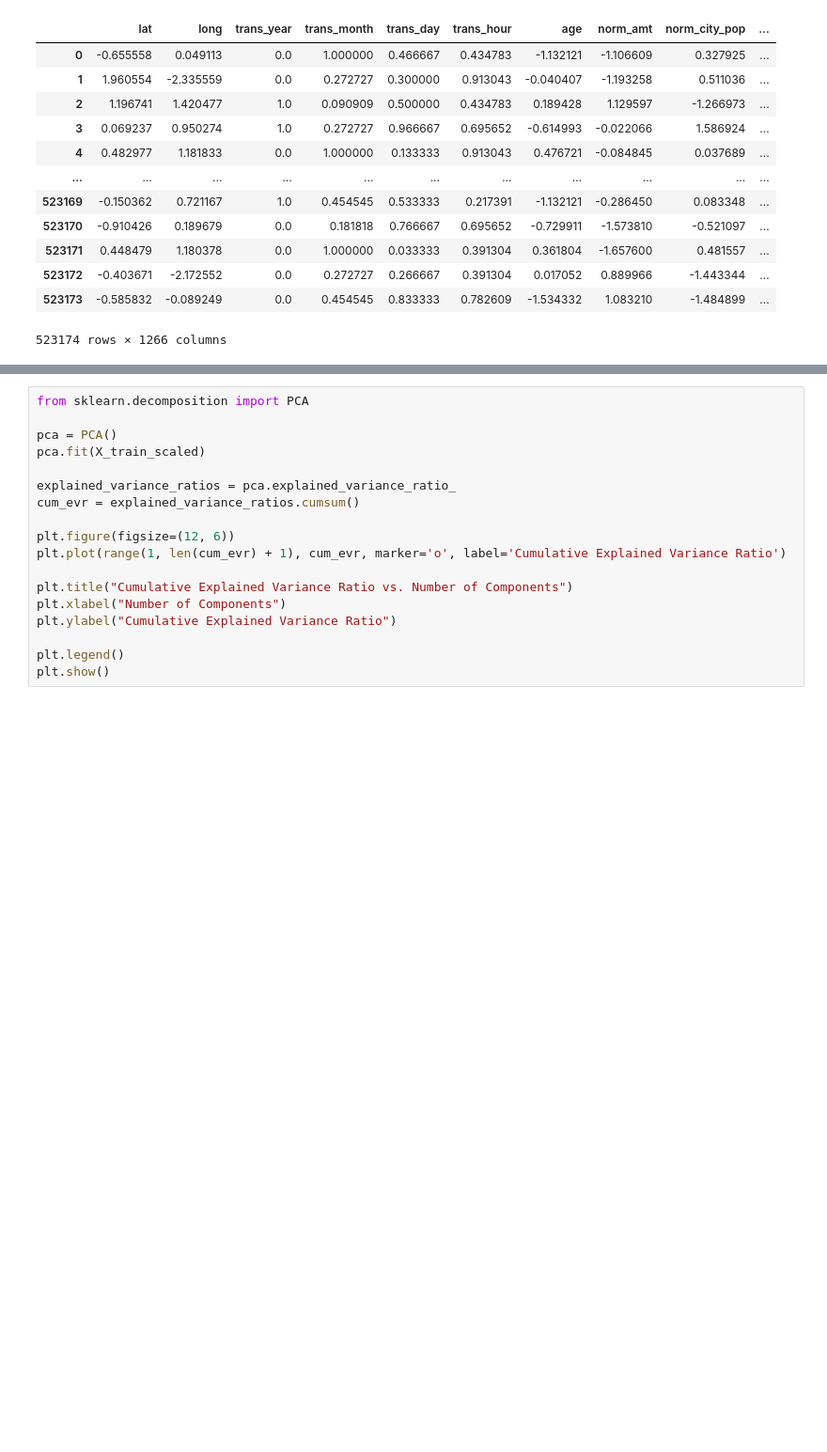
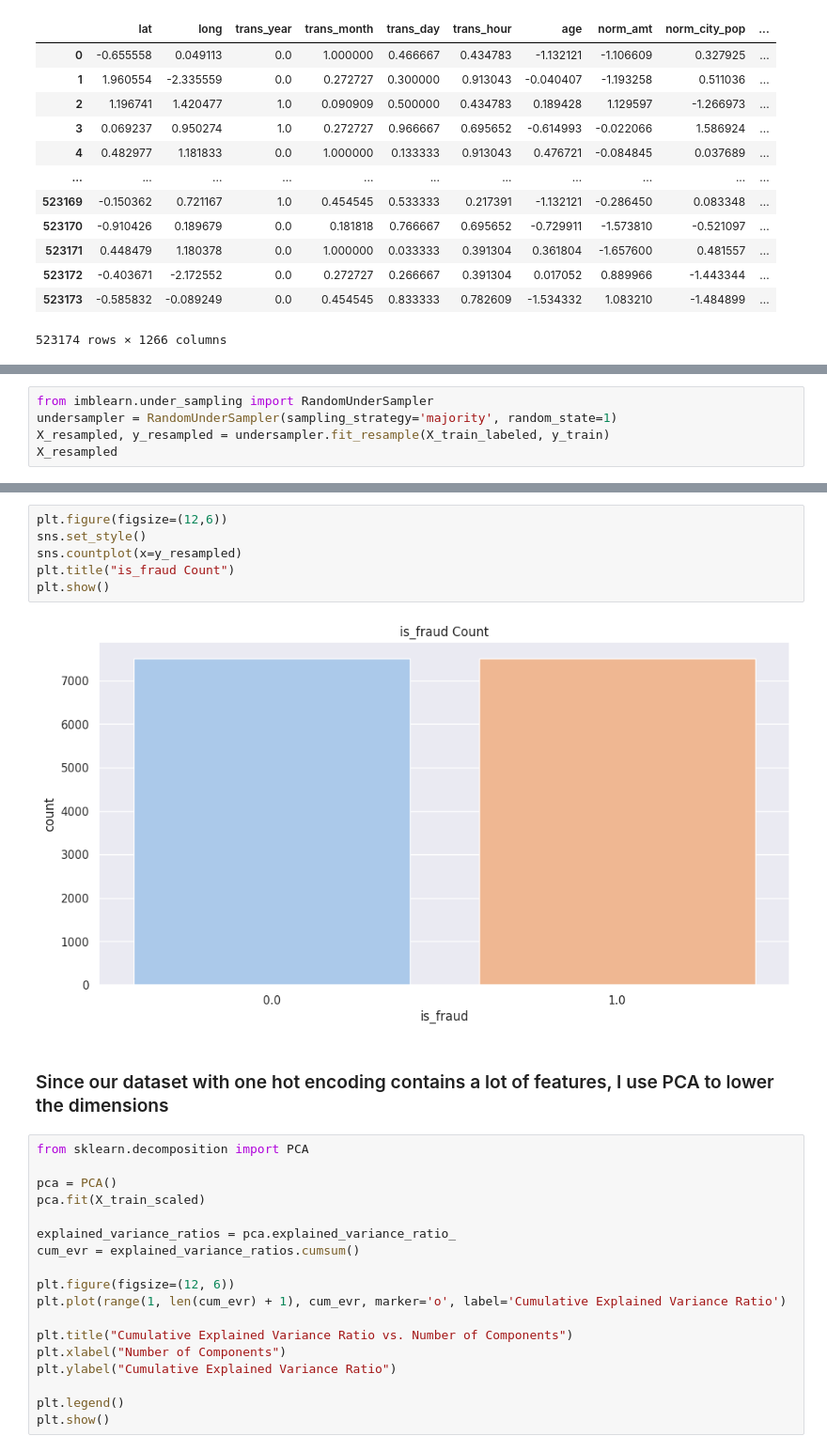
Before and after one commit to kleekev/fraud_detection, a Jupyter notebook: credit-fraud-detection.ipynb, the cells around one changed output, grey strips where cells are left out. Shown at 94% size. Saved outputs shown, nothing was run; the diff lists cells and outputs as text; blank space fills up the shorter version.

```diff
--- a/credit-fraud-detection.ipynb
+++ b/credit-fraud-detection.ipynb
@@ -463,0 +437,5 @@ X_train_scaled
+# %%
+from imblearn.under_sampling import RandomUnderSampler
+undersampler = RandomUnderSampler(sampling_strategy='majority', random_state=1)
+X_resampled, y_resampled = undersampler.fit_resample(X_train_labeled, y_train)
+X_resampled
@@ -464,3 +456,13 @@ X_train_scaled
+# %%
+plt.figure(figsize=(12,6))
+sns.set_style()
+sns.countplot(x=y_resampled)
+plt.title("is_fraud Count")
+plt.show()
+# %% [output]
+[figure, added]
+# %% [markdown]
+### Since our dataset with one hot encoding contains a lot of features, I use PCA to lower the dimensions
 # %%
 from sklearn.decomposition import PCA
 
```
Also changed, not shown: parts of 47 cells of this notebook.
